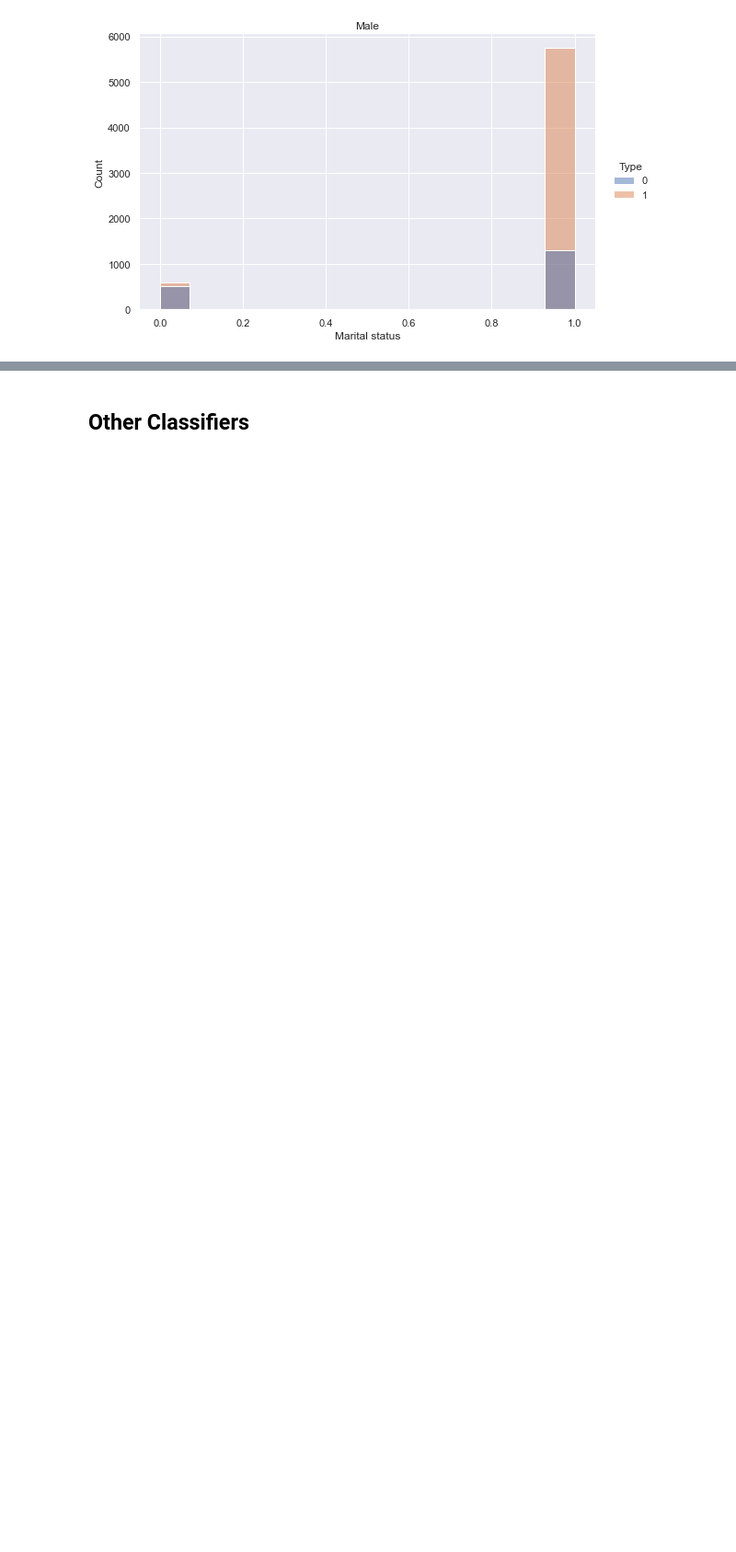
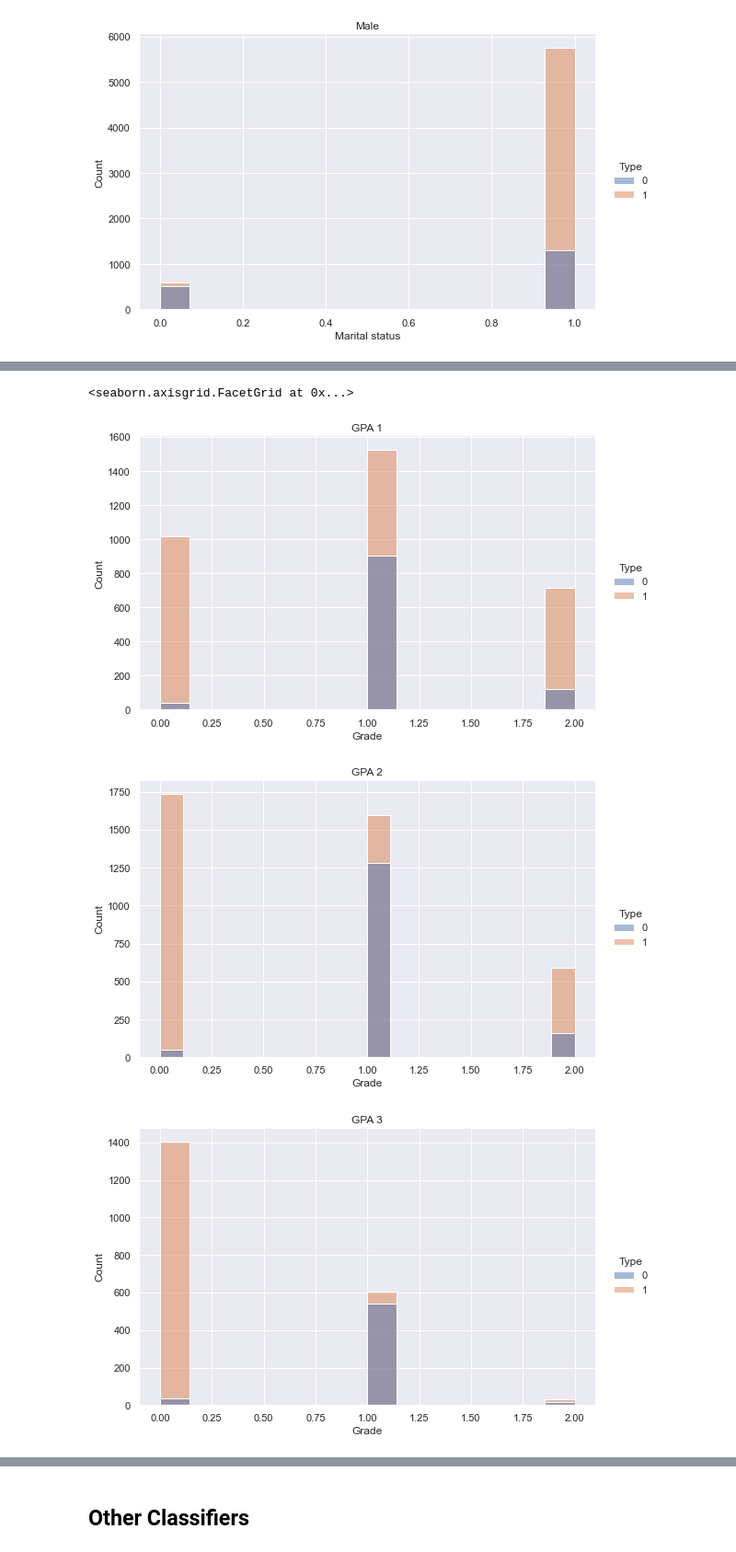
Before and after one commit to mghasemi19/ML_EconEduc, a Jupyter notebook: Type_classification.ipynb, the cells around one changed output, grey strips where cells are left out. Shown at 92% size. Drawn from its saved outputs; the diff is of its cells as text; code cells hidden in the pictures; blank space fills up the shorter version.

```diff
--- a/Type_classification.ipynb
+++ b/Type_classification.ipynb
@@ -1423,0 +1484,16 @@ print(f'Gender_1 / (Gender_0 + Gender_1): {Gender_1.shape[0] / (Gender_0.shape[0
+# %%
+sns.color_palette("blend:#7AB,#EDA", as_cmap=True)
+
+plot_1 = sns.displot(GPA_1, x= 'Grade', hue=GPA_1['Type'], kde=False, height=5, aspect=1.6)
+plot_1.set(title = "GPA 1")
+plot_2 = sns.displot(GPA_2, x= 'Grade', hue=GPA_2['Type'], kde=False, height=5, aspect=1.6)
+plot_2.set(title = "GPA 2")
+plot_2 = sns.displot(GPA_3, x= 'Grade', hue=GPA_3['Type'], kde=False, height=5, aspect=1.6)
+plot_2.set(title = "GPA 3")
+plot_2 = sns.displot(GPA_4, x= 'Grade', hue=GPA_4['Type'], kde=False, height=5, aspect=1.6)
+plot_2.set(title = "GPA 4")
+# %% [output]
+<seaborn.axisgrid.FacetGrid at 0x...>
+[figure, added]
+[figure, added]
+[figure, added]
```
Also changed, not shown: parts of 19 cells of this notebook.
